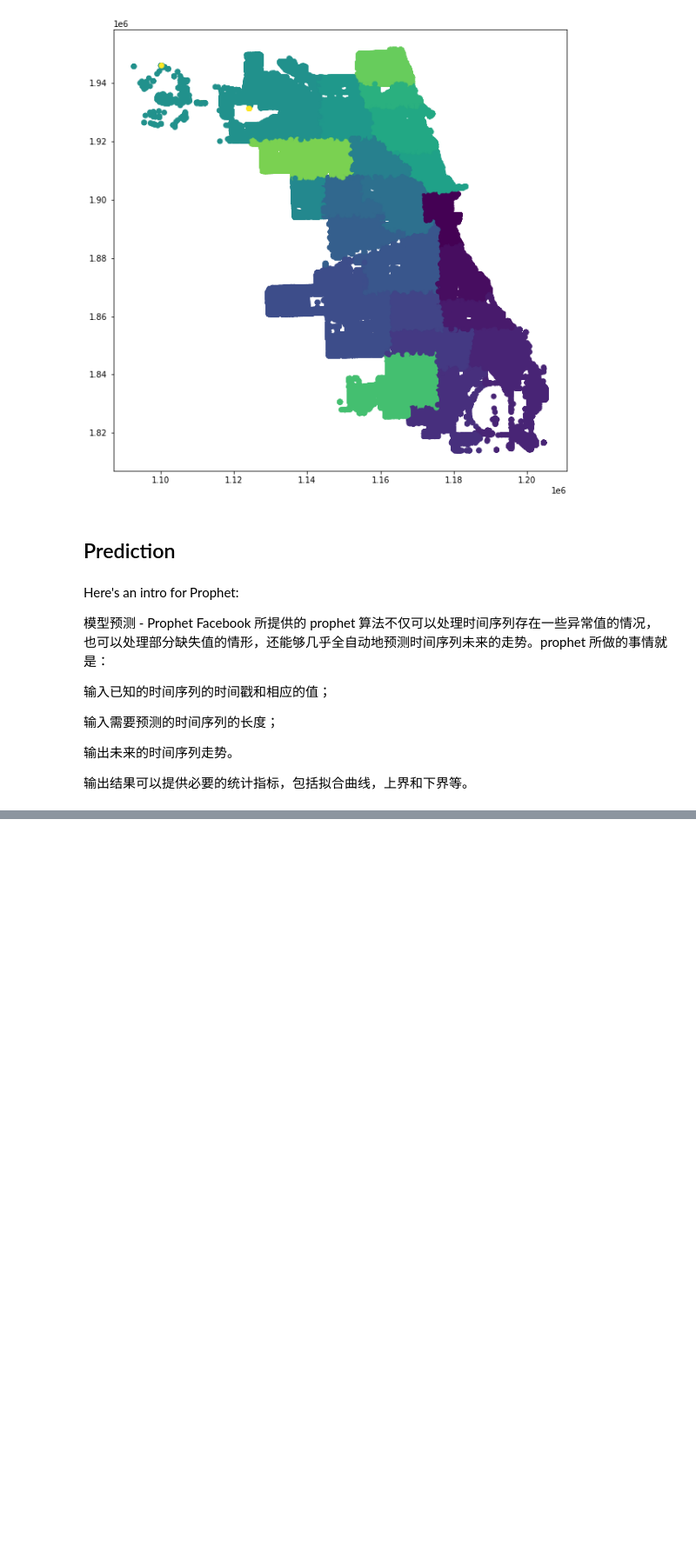
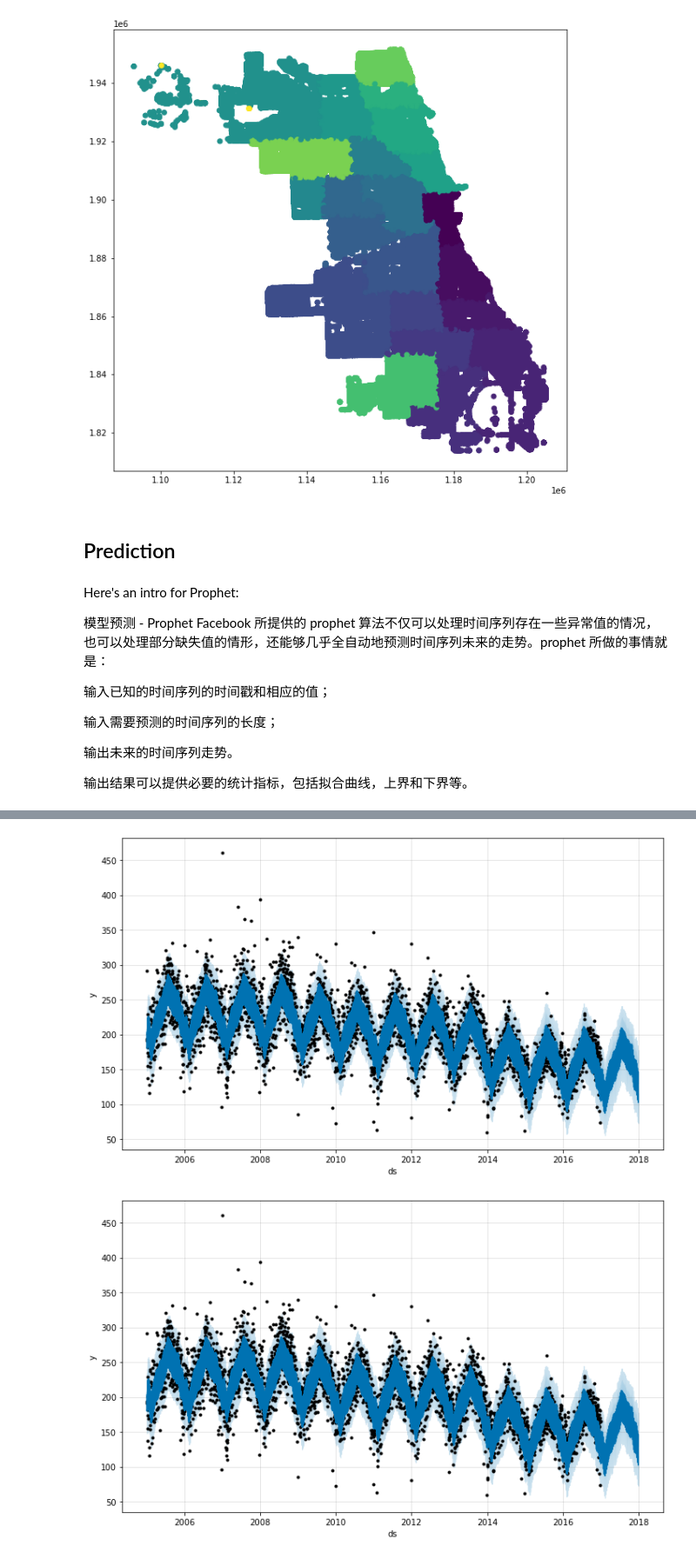
Before and after one commit to AngeloHYang/Crimes-in-Chicago, a Jupyter notebook: Code/Chicago Crime Theft Data Analysis.ipynb, the cells around one changed output, grey strips where cells are left out. Shown at 87% size. Cells and saved outputs as stored; diff of their text form; code cells hidden in the pictures; blank space fills up the shorter version.

Commit message:
Fixed Requirements and Updates on the code
Working on prediction

```diff
--- a/Code/Chicago Crime Theft Data Analysis.ipynb
+++ b/Code/Chicago Crime Theft Data Analysis.ipynb
@@ -436,0 +435,14 @@ Facebook 所提供的 prophet 算法不仅可以处理时间序列存在一些
+# %%
+Theft_each_day_dataset = pd.DataFrame(EachCountByDay['THEFT'])
+Theft_each_day_dataset.reset_index(inplace=True)
+Theft_each_day_dataset.rename(columns={"Date": "ds", "THEFT": "y"}, inplace=True)
+# %%
+prophet = Prophet(
+    yearly_seasonality= True,
+    weekly_seasonality = True,
+    daily_seasonality = True,
+    seasonality_mode = 'additive')
+prophet.fit(Theft_each_day_dataset)
+
+future = prophet.make_future_dataframe(periods=365)
+confirmed_forecast = prophet.predict(future)
@@ -436,0 +467,5 @@ Facebook 所提供的 prophet 算法不仅可以处理时间序列存在一些
+# %%
+prophet.plot(confirmed_forecast)
+# %% [output]
+[figure, added]
+[figure, added]
```
Also changed, not shown: parts of 10 cells of this notebook, 2 other files.
